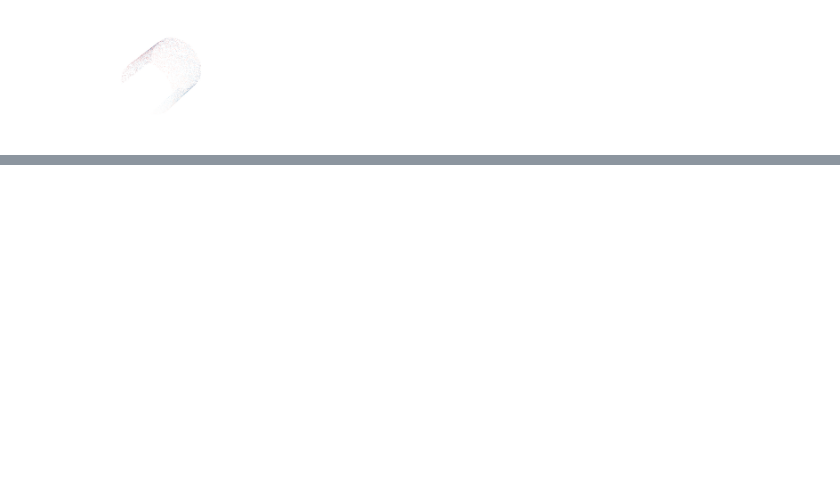
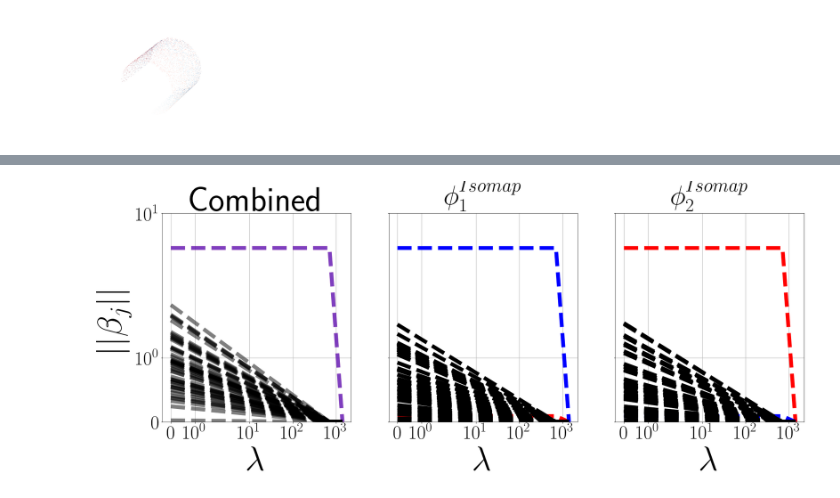
Before and after one commit to sjkoelle/montlake, a Jupyter notebook: experiments/swiss_roll_resubmission.ipynb, the cells around one changed output, grey strips where cells are left out. Saved outputs shown, nothing was run; the diff lists cells and outputs as text; code cells hidden in the pictures; blank space fills up the shorter version.

```diff
--- a/experiments/swiss_roll_resubmission.ipynb
+++ b/experiments/swiss_roll_resubmission.ipynb
@@ -241,12 +245,14 @@ plt.savefig('/Users/samsonkoelle/mani-samk-gradients/Figures/jmlr_minorrevision/
 # %%
 %matplotlib inline
 matplotlib.rc('font', family='sans-serif')
 fig, axes_all = plt.subplots(1,3, figsize=(30,10))
-colors_all = np.hstack([np.repeat('red',1), np.repeat('blue',2),np.repeat('black',48)])
+colors_all = np.hstack([np.repeat('red',1), np.repeat('blue',1),np.repeat('black',49)])
 names = [r'$\phi_1^{Isomap}$', r'$\phi_2^{Isomap}$']
 plot_reg_path_ax_lambdasearch_customcolors_names(axes_all,
                                                  replicates_isomap[0].cs_reorder,
                                                  replicates_isomap[0].xaxis_reorder  * np.sqrt(m*n) ,
                                                  fig,
                                                  colors_all, names)
 plt.savefig('/Users/samsonkoelle/mani-samk-gradients/Figures/jmlr_minorrevision/swissroll/isomap_flasso', bbox_inches = "tight")
+# %% [output]
+[figure, added]
```
Also changed, not shown: parts of 8 cells of this notebook, 9 other files.
